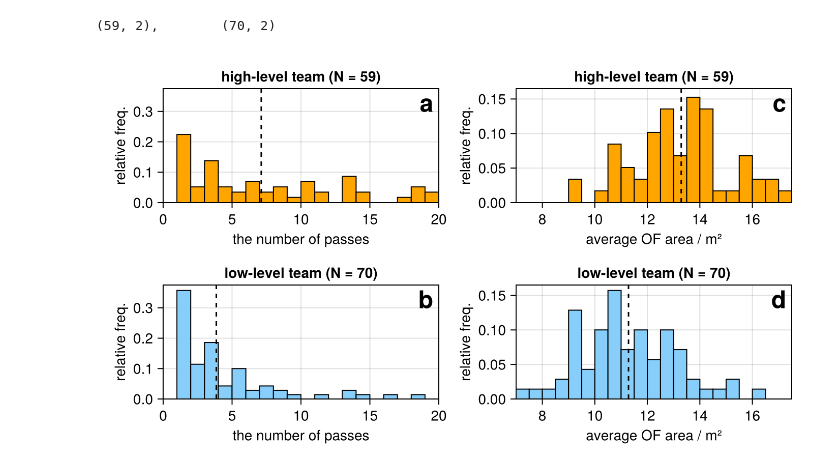
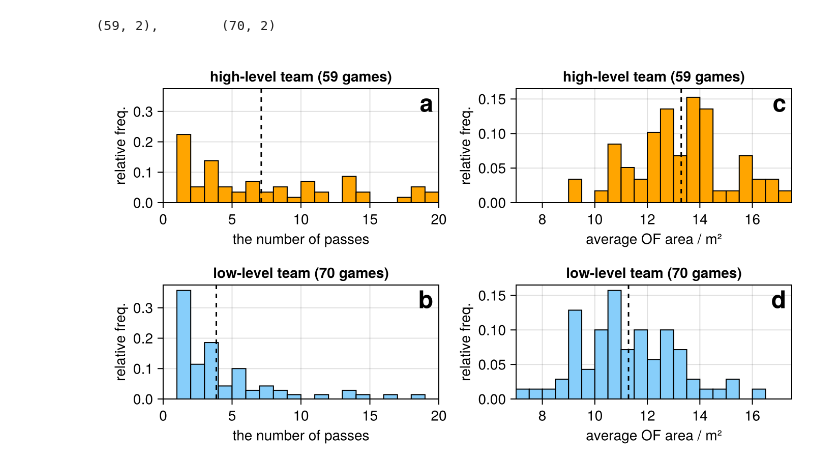
Before and after one commit to ishiihidemasa/25-dynamical-modelling-3v1-ball-possession, a Jupyter notebook: scripts/plot-emp-dataset.ipynb, the cells around one changed output. Drawn from its saved outputs; the diff is of its cells as text; code cells hidden in the pictures.

Commit message:
revised figures

```diff
--- a/scripts/plot-emp-dataset.ipynb
+++ b/scripts/plot-emp-dataset.ipynb
@@ -18,8 +18,8 @@ println(size(data.top), ",\t", size(data.sec))
 # create Figure
 f = Figure(size=(700, 400))
 # create Axes
-lab_high = "high-level team (N = $(size(data.top, 1)))"
-lab_lower = "low-level team (N = $(size(data.sec, 1)))"
+lab_high = "high-level team ($(size(data.top, 1)) games)"
+lab_lower = "low-level team ($(size(data.sec, 1)) games)"
 ylab = "relative freq."
 ax_nptop = Axis(
     f[1, 1], title=lab_high, xlabel="the number of passes", ylabel=ylab
@@ -56,31 +56,31 @@ area_max = ceil(maximum(
 ) / area_binwidth) * area_binwidth
 area_bins = area_min:area_binwidth:area_max
 # plot data
 # - the number of passes: top
 hm_nptop = hist!(
     ax_nptop, data.top[:, "passcount"], bins=0:20,
     color=coltop; histstyle...
 )
 vlines!(ax_nptop, mean(data.top[:, "passcount"]), color=:black; linesetting...)
 # - the number of passes: 2nd
 hm_npsec = hist!(
     ax_npsec, data.sec[:, "passcount"], bins=0:20;
     color=colsec, histstyle...
 )
 vlines!(ax_npsec, mean(data.sec[:, "passcount"]), color=:black; linesetting...)
 # - OF area: top
 hm_matop = hist!(
     ax_matop, data.top[:, "meanarea"]; color=coltop, bins=area_bins, histstyle...
 )
 vlines!(ax_matop, mean(data.top[:, "meanarea"]), color=:black; linesetting...)
 # - OF area: 2nd
 hm_masec = hist!(
     ax_masec, data.sec[:, "meanarea"]; color=colsec, bins=area_bins, histstyle...
 )
 vlines!(ax_masec, mean(data.sec[:, "meanarea"]), color=:black; linesetting...)
 # save Figure
 save("emp-histograms.pdf", f)
 # show Figure
 f
 # %% [output]
-[figure, old version]
+[figure, new version]
```
Also changed, not shown: 9 other files.
